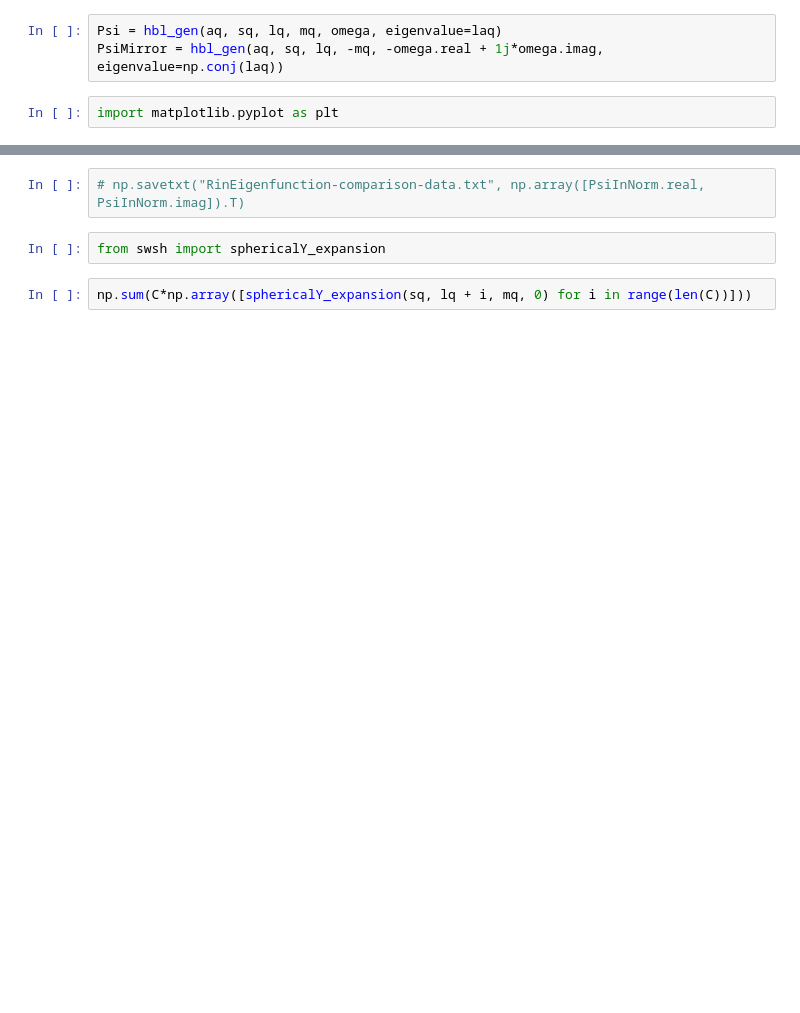
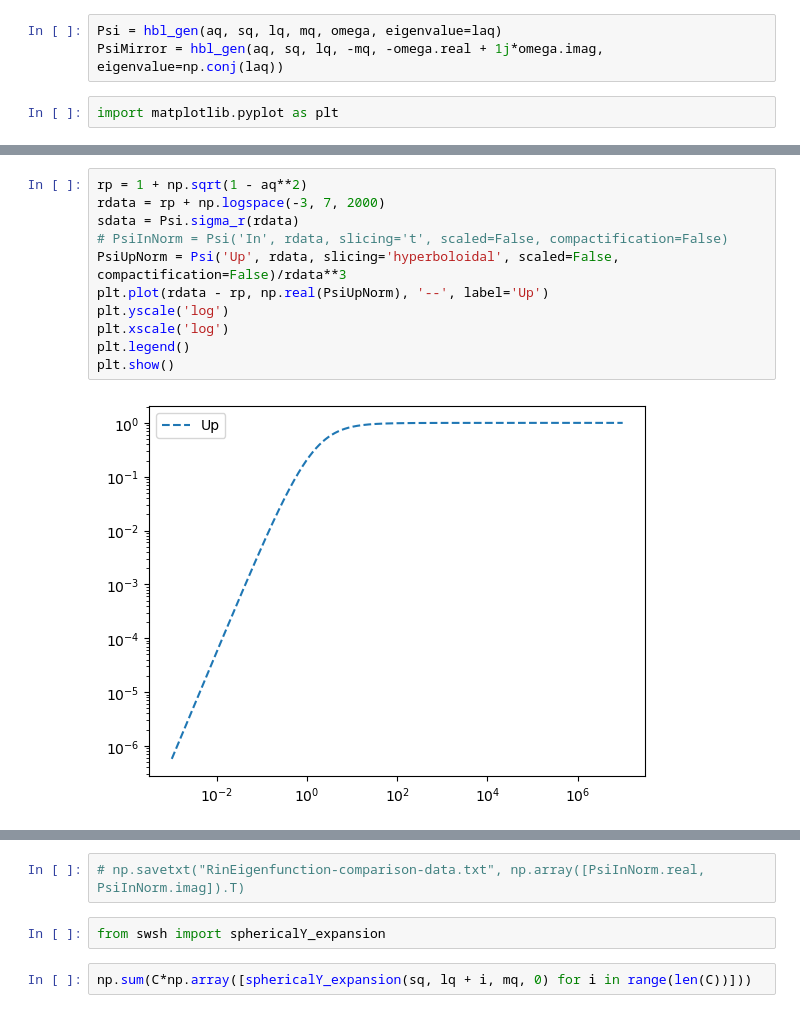
Before and after one commit to znasipak/hbl-teukolsky, a Jupyter notebook: qnms.ipynb, the cells around one changed output, grey strips where cells are left out. Saved outputs shown, nothing was run; the diff lists cells and outputs as text; blank space fills up the shorter version.

```diff
--- a/qnms.ipynb
+++ b/qnms.ipynb
@@ -68,0 +65,13 @@ plt.show()
+# %%
+rp = 1 + np.sqrt(1 - aq**2)
+rdata = rp + np.logspace(-3, 7, 2000)
+sdata = Psi.sigma_r(rdata)
+# PsiInNorm = Psi('In', rdata, slicing='t', scaled=False, compactification=False)
+PsiUpNorm = Psi('Up', rdata, slicing='hyperboloidal', scaled=False, compactification=False)/rdata**3
+plt.plot(rdata - rp, np.real(PsiUpNorm), '--', label='Up')
+plt.yscale('log')
+plt.xscale('log')
+plt.legend()
+plt.show()
+# %% [output]
+[figure, added]
```
Also changed, not shown: parts of 56 cells of this notebook, 3 other files.
